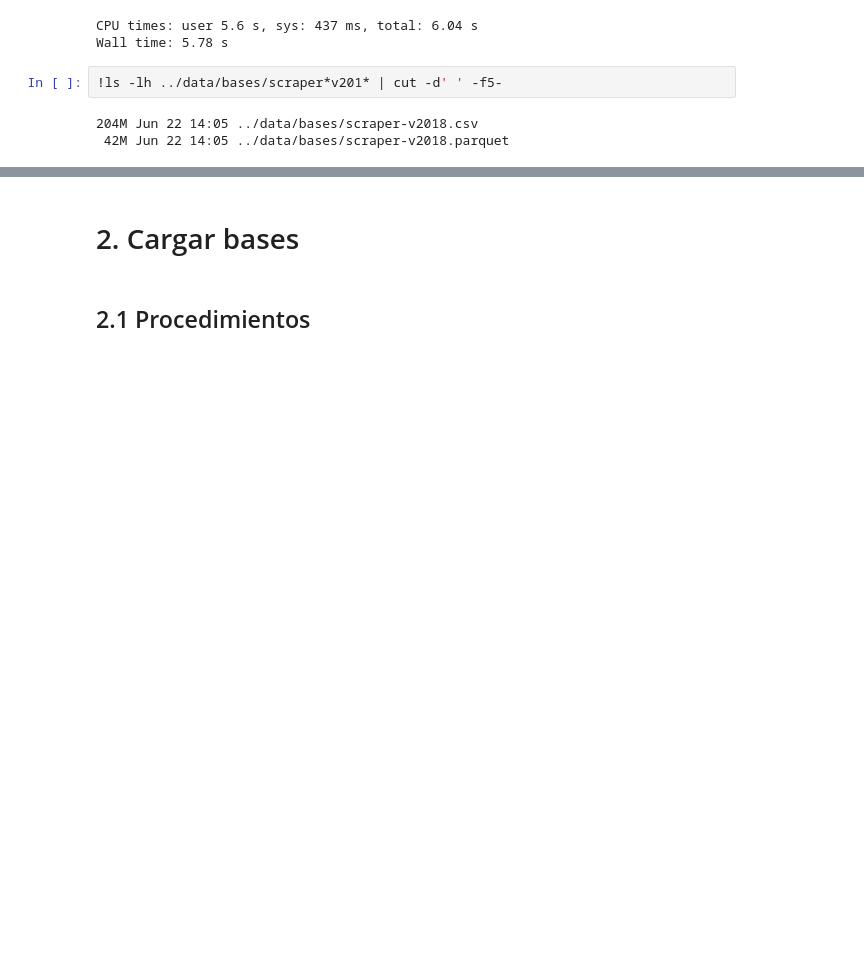
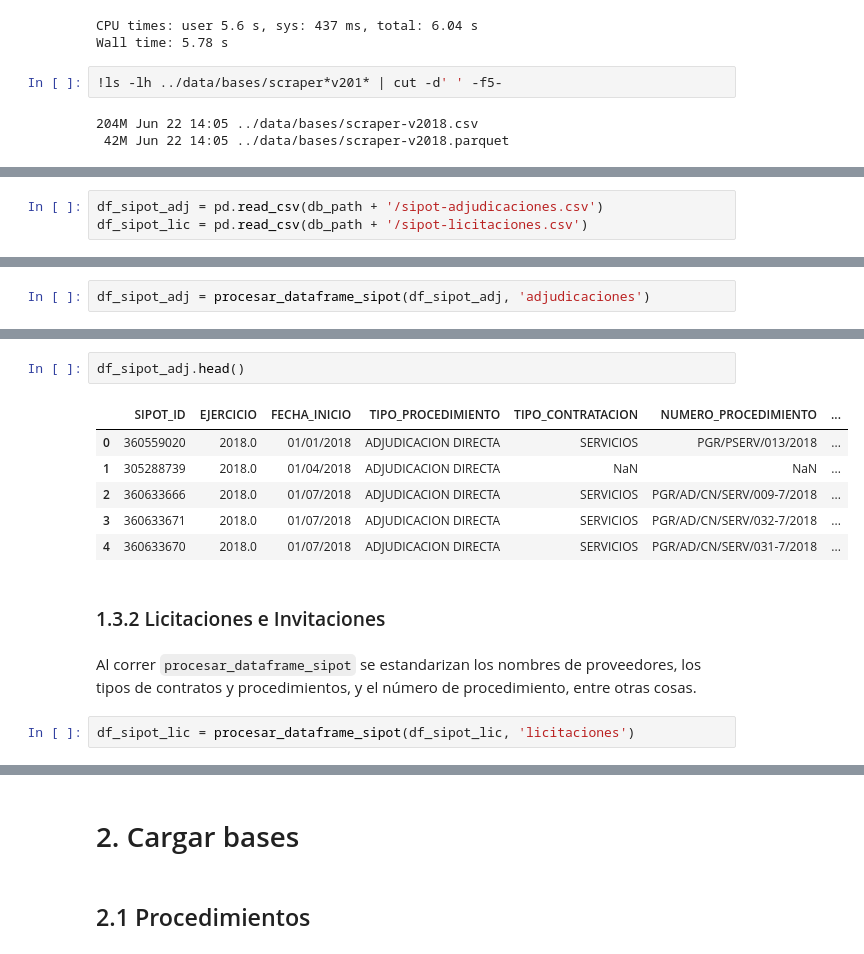
Before and after one commit to imco/IRC, a Jupyter notebook: notebooks/IRC_v2.ipynb, the cells around one changed output, grey strips where cells are left out. Cells and saved outputs as stored; diff of their text form; blank space fills up the shorter version.

Commit message:
Preprocess SIPOT db and build df_participantes

```diff
--- a/notebooks/IRC_v2.ipynb
+++ b/notebooks/IRC_v2.ipynb
@@ -456,0 +484,3 @@ Wall time: 5.78 s
+# %%
+df_sipot_adj = pd.read_csv(db_path + '/sipot-adjudicaciones.csv')
+df_sipot_lic = pd.read_csv(db_path + '/sipot-licitaciones.csv')
@@ -456,0 +494,2 @@ Wall time: 5.78 s
+# %%
+df_sipot_adj = procesar_dataframe_sipot(df_sipot_adj, 'adjudicaciones')
@@ -456,0 +505,15 @@ Wall time: 5.78 s
+# %%
+df_sipot_adj.head()
+# %% [output]
+|  | SIPOT_ID | EJERCICIO | FECHA_INICIO | TIPO_PROCEDIMIENTO | TIPO_CONTRATACION | NUMERO_PROCEDIMIENTO | ... |
+| 0 | 360559020 | 2018.0 | 01/01/2018 | ADJUDICACION DIRECTA | SERVICIOS | PGR/PSERV/013/2018 | ... |
+| 1 | 305288739 | 2018.0 | 01/04/2018 | ADJUDICACION DIRECTA | NaN | NaN | ... |
+| 2 | 360633666 | 2018.0 | 01/07/2018 | ADJUDICACION DIRECTA | SERVICIOS | PGR/AD/CN/SERV/009-7/2018 | ... |
+| 3 | 360633671 | 2018.0 | 01/07/2018 | ADJUDICACION DIRECTA | SERVICIOS | PGR/AD/CN/SERV/032-7/2018 | ... |
+| 4 | 360633670 | 2018.0 | 01/07/2018 | ADJUDICACION DIRECTA | SERVICIOS | PGR/AD/CN/SERV/031-7/2018 | ... |
+# %% [markdown]
+### 1.3.2 Licitaciones e Invitaciones
+# %% [markdown]
+Al correr `procesar_dataframe_sipot` se estandarizan los nombres de proveedores, los tipos de contratos y procedimientos, y el número de procedimiento, entre otras cosas.
+# %%
+df_sipot_lic = procesar_dataframe_sipot(df_sipot_lic, 'licitaciones')
```
Also changed, not shown: parts of 62 cells of this notebook.
